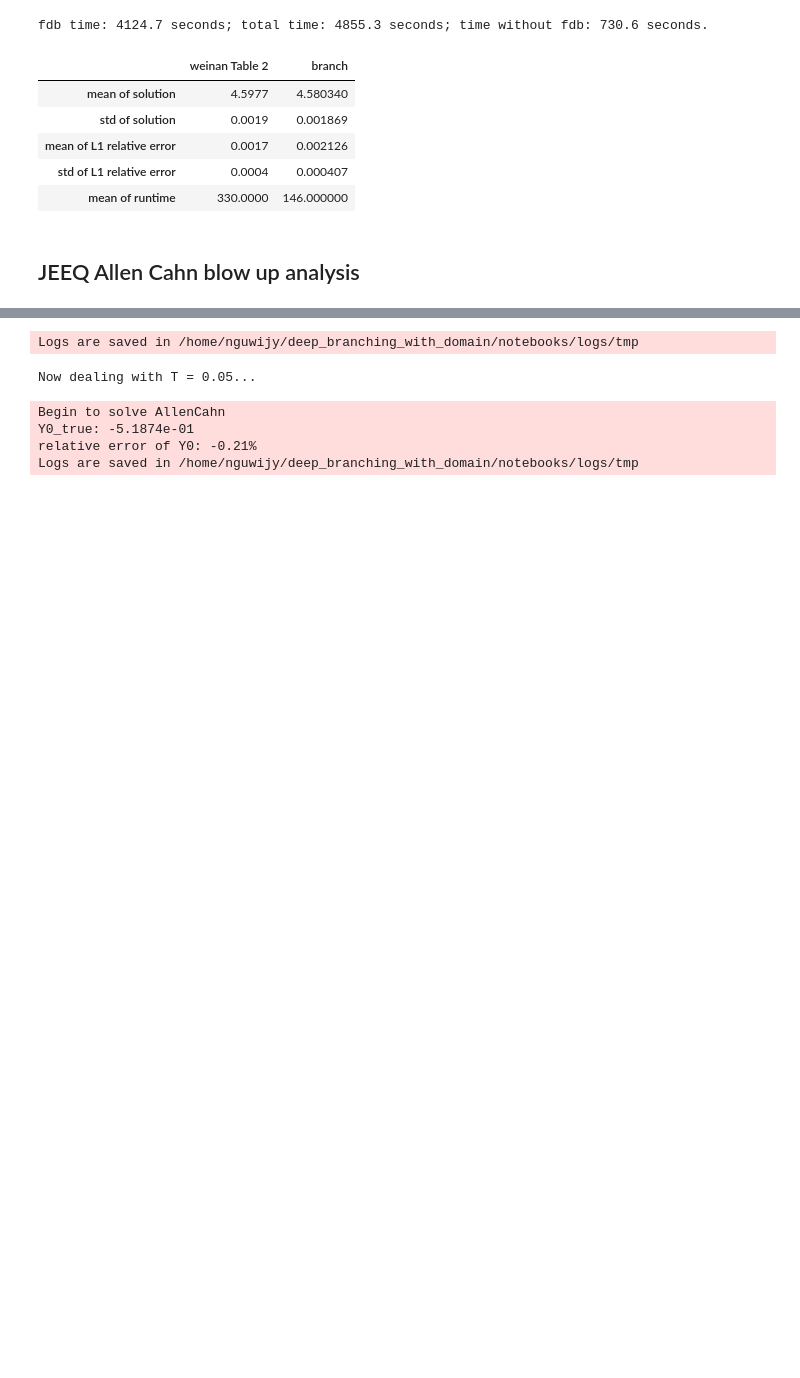
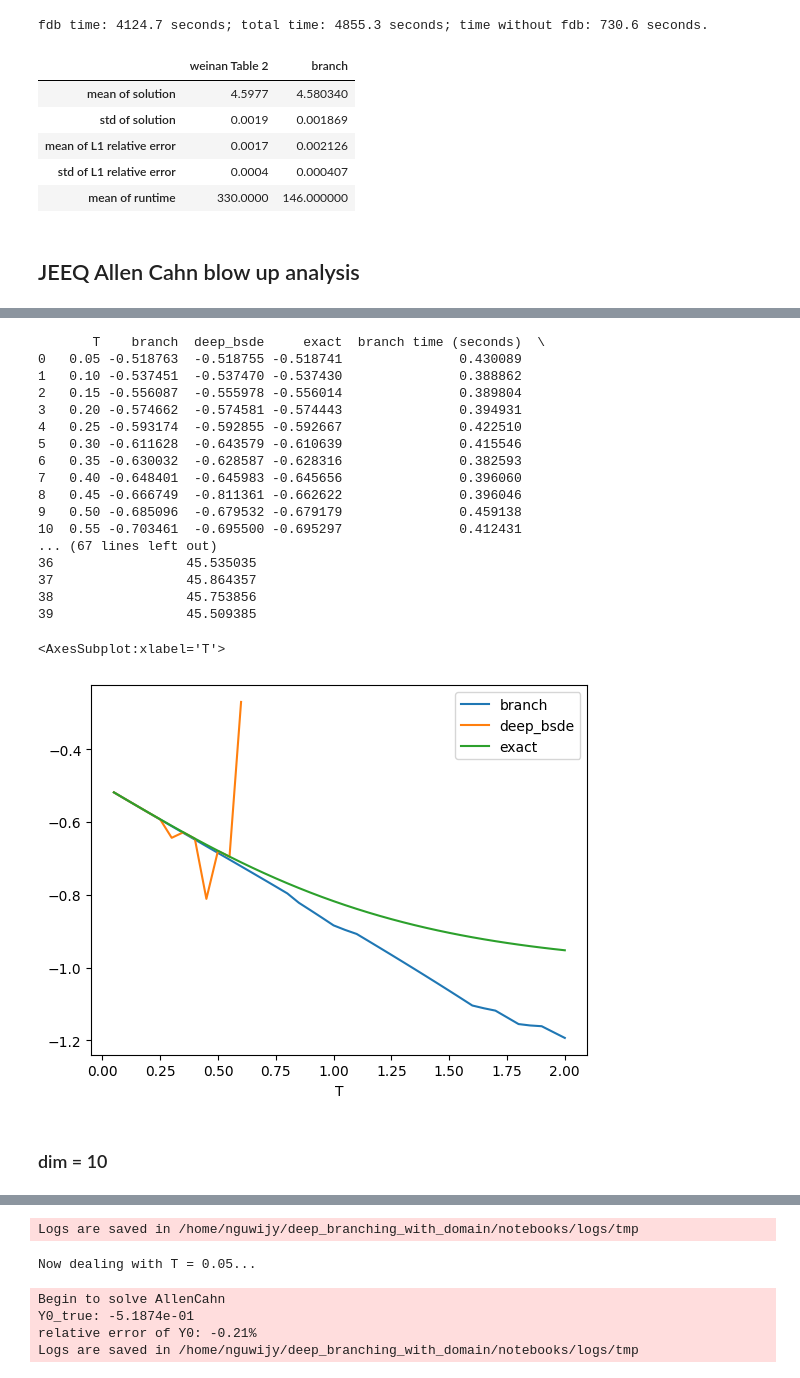
Before and after one commit to nguwijy/deep_branching_with_domain, a Jupyter notebook: notebooks/coding_trees.ipynb, the cells around one changed output, grey strips where cells are left out. Drawn from its saved outputs; the diff is of its cells as text; code cells hidden in the pictures; blank space fills up the shorter version.

Commit message:
test: dim 1 & 10 for blow up analysis

```diff
--- a/notebooks/coding_trees.ipynb
+++ b/notebooks/coding_trees.ipynb
@@ -755,0 +758,30 @@ def blow_up_analysis(T_arr, dim, problem_name, deriv_map, f_example, phi_example
+# %%
+fixed_dim, dim = 0, 1
+
+problem_name = f"allen_cahn_jeeq_dim_{dim}_blow_up_analysis"
+
+# function definition
+deriv_map = np.array([0] * dim).reshape(-1, dim)
+def f_example(y, coordinate=0):
+    """
+    idx 0 -> no deriv
+    """
+    return y[0] - y[0] ** 3
+
+def phi_example(x, coordinate=0):
+    return -0.5 - 0.5 * torch.nn.Tanh()(-.5 * x.sum(dim=0) / math.sqrt(dim))
+
+def exact_example(t, x, T, coordinate=0):
+    return -0.5 - 0.5 * np.tanh(-.5*x.sum(axis=0)/math.sqrt(dim) + 3*(T-t)/4)
+
+delta_t = 0.05
+T_arr = np.arange(delta_t, 2 + delta_t, delta_t)
+df = blow_up_analysis(
+    T_arr=T_arr,
+    dim=dim,
+    problem_name=problem_name,
+    deriv_map=deriv_map,
+    f_example=f_example,
+    phi_example=phi_example,
+    exact_example=exact_example
+)
@@ -755,0 +817,25 @@ def blow_up_analysis(T_arr, dim, problem_name, deriv_map, f_example, phi_example
+# %%
+print(df)
+df.plot(x='T', y=['branch', 'deep_bsde', 'exact'])
+# %% [output]
+       T    branch  deep_bsde     exact  branch time (seconds)  \
+0   0.05 -0.518763  -0.518755 -0.518741               0.430089
+1   0.10 -0.537451  -0.537470 -0.537430               0.388862
+2   0.15 -0.556087  -0.555978 -0.556014               0.389804
+3   0.20 -0.574662  -0.574581 -0.574443               0.394931
+4   0.25 -0.593174  -0.592855 -0.592667               0.422510
+5   0.30 -0.611628  -0.643579 -0.610639               0.415546
+6   0.35 -0.630032  -0.628587 -0.628316               0.382593
+7   0.40 -0.648401  -0.645983 -0.645656               0.396060
+8   0.45 -0.666749  -0.811361 -0.662622               0.396046
+9   0.50 -0.685096  -0.679532 -0.679179               0.459138
+10  0.55 -0.703461  -0.695500 -0.695297               0.412431
+... (67 lines left out)
+36                 45.535035
+37                 45.864357
+38                 45.753856
+39                 45.509385
+<AxesSubplot:xlabel='T'>
+[figure, added]
+# %% [markdown]
+### dim = 10
```
Also changed, not shown: parts of 5 cells of this notebook, 2 other files.
